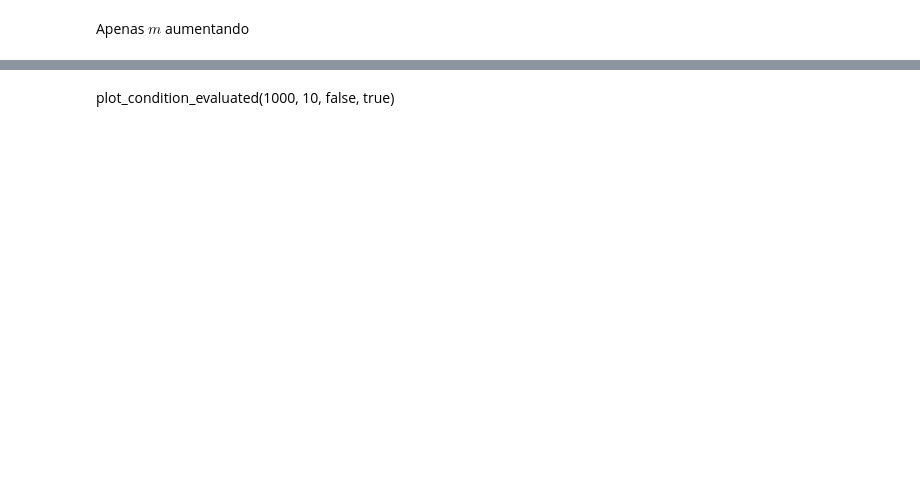
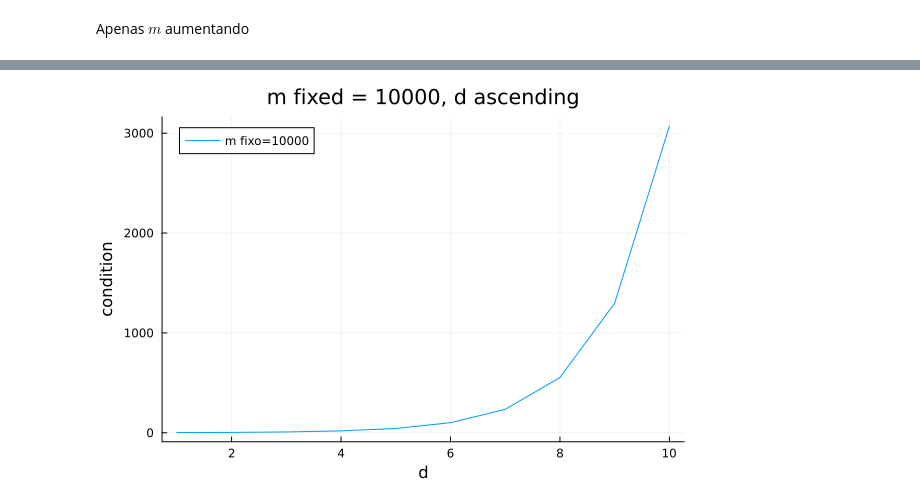
Before and after one commit to davi-dressler/polinomios_interpoladores, a Jupyter notebook: polinomios_interpoladores.ipynb, the cells around one changed output, grey strips where cells are left out. Drawn from its saved outputs; the diff is of its cells as text; code cells hidden in the pictures; blank space fills up the shorter version.

```diff
--- a/polinomios_interpoladores.ipynb
+++ b/polinomios_interpoladores.ipynb
@@ -148,4 +108,4 @@ plot_condition_evaluated(1000, 10, true, false)
 # %%
-# plot_condition_evaluated(1000000, 10, false, true)
+plot_condition_evaluated(10000, 10, false, true)
+# %% [output]
+[figure, added]
-# %% [markdown]
-plot_condition_evaluated(1000, 10, false, true)
```
Also changed, not shown: parts of 23 cells of this notebook.
